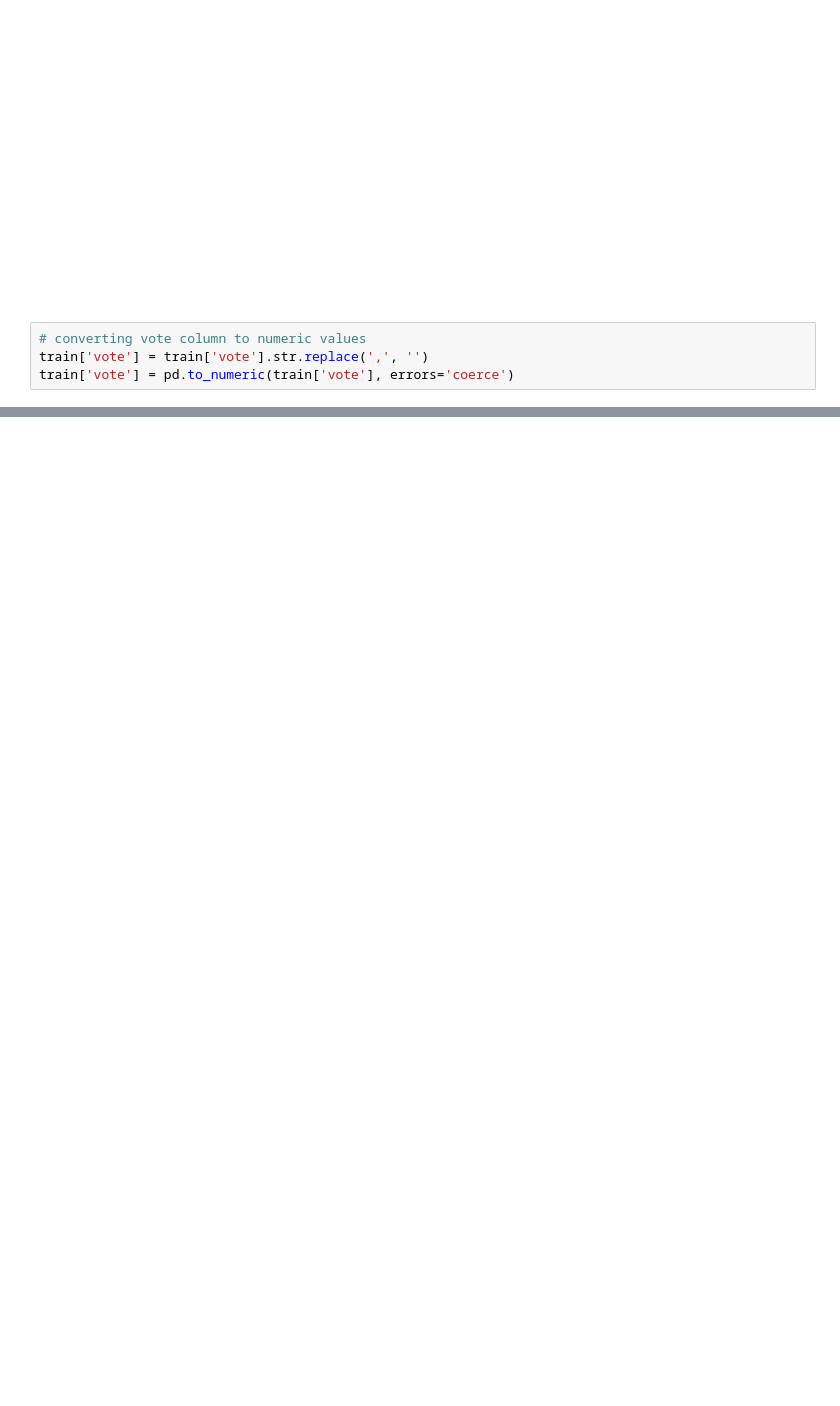
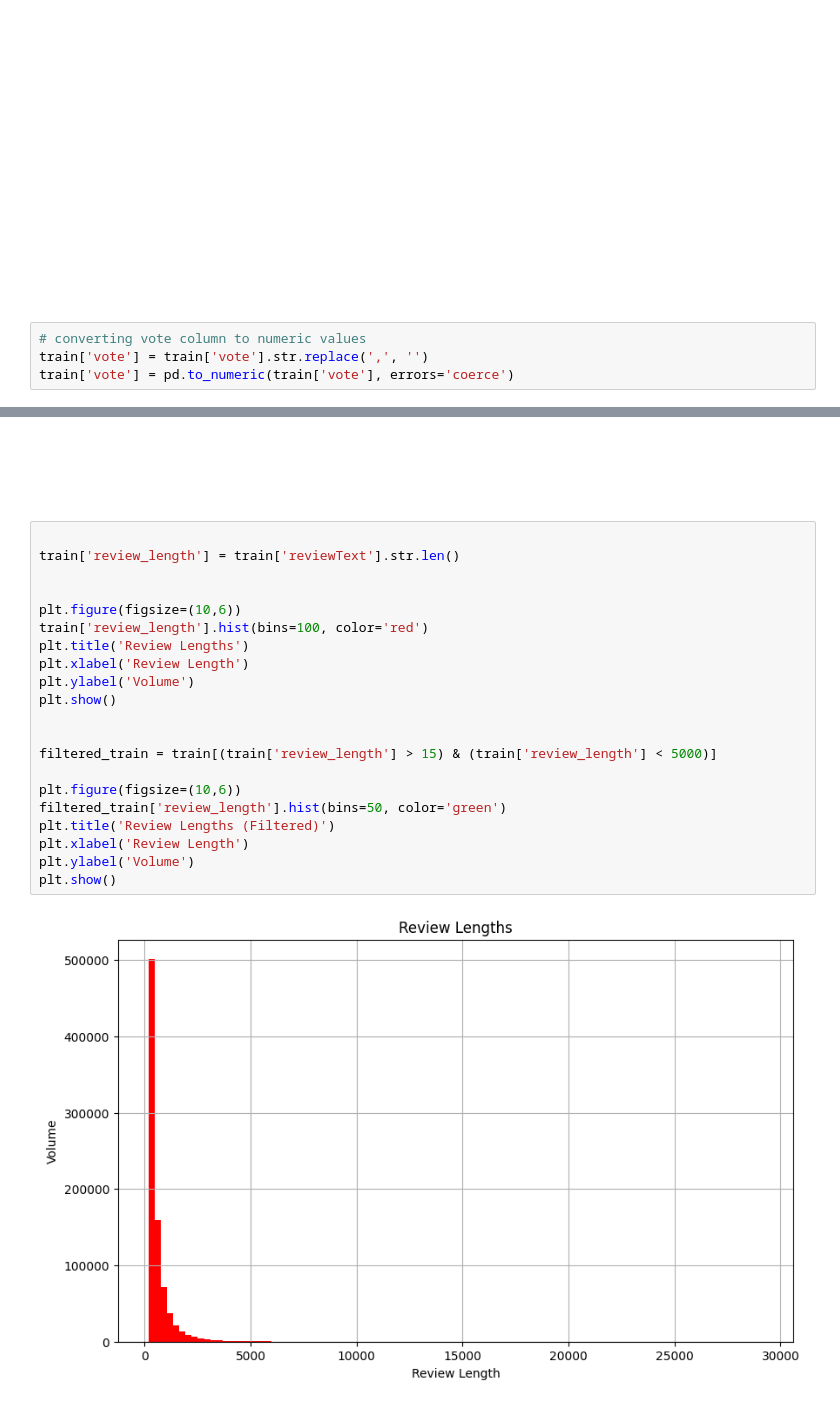
Before and after one commit to Mahdias1383/custom_NLP, a Jupyter notebook: Part 2/Part2.ipynb, the cells around one changed output, grey strips where cells are left out. Drawn from its saved outputs; the diff is of its cells as text; blank space fills up the shorter version.

```diff
--- a/Part 2/Part2.ipynb
+++ b/Part 2/Part2.ipynb
@@ -124,0 +140,25 @@ print(top10_reviewers[['reviewerID', 'vote']])
+# %% [markdown]
+### <div dir="rtl" style="font-family: 'Segoe UI', Tahoma, sans-serif; font-size: 20px; color: #ffffff; font-weight: bold; padding: 10px; border-radius: 8px; background: linear-gradient(135deg, #2EA149, #60a5fa); text-align: right;"> 4.هیستوگرام طول نظرات</div>
+# %%
+
+train['review_length'] = train['reviewText'].str.len()
+
+
+plt.figure(figsize=(10,6))
+train['review_length'].hist(bins=100, color='red')
+plt.title('Review Lengths')
+plt.xlabel('Review Length')
+plt.ylabel('Volume')
+plt.show()
+
+
+filtered_train = train[(train['review_length'] > 15) & (train['review_length'] < 5000)]
+
+plt.figure(figsize=(10,6))
+filtered_train['review_length'].hist(bins=50, color='green')
+plt.title('Review Lengths (Filtered)')
+plt.xlabel('Review Length')
+plt.ylabel('Volume')
+plt.show()
+# %% [output]
+[figure, added]
```
Also changed, not shown: parts of 11 cells of this notebook.
